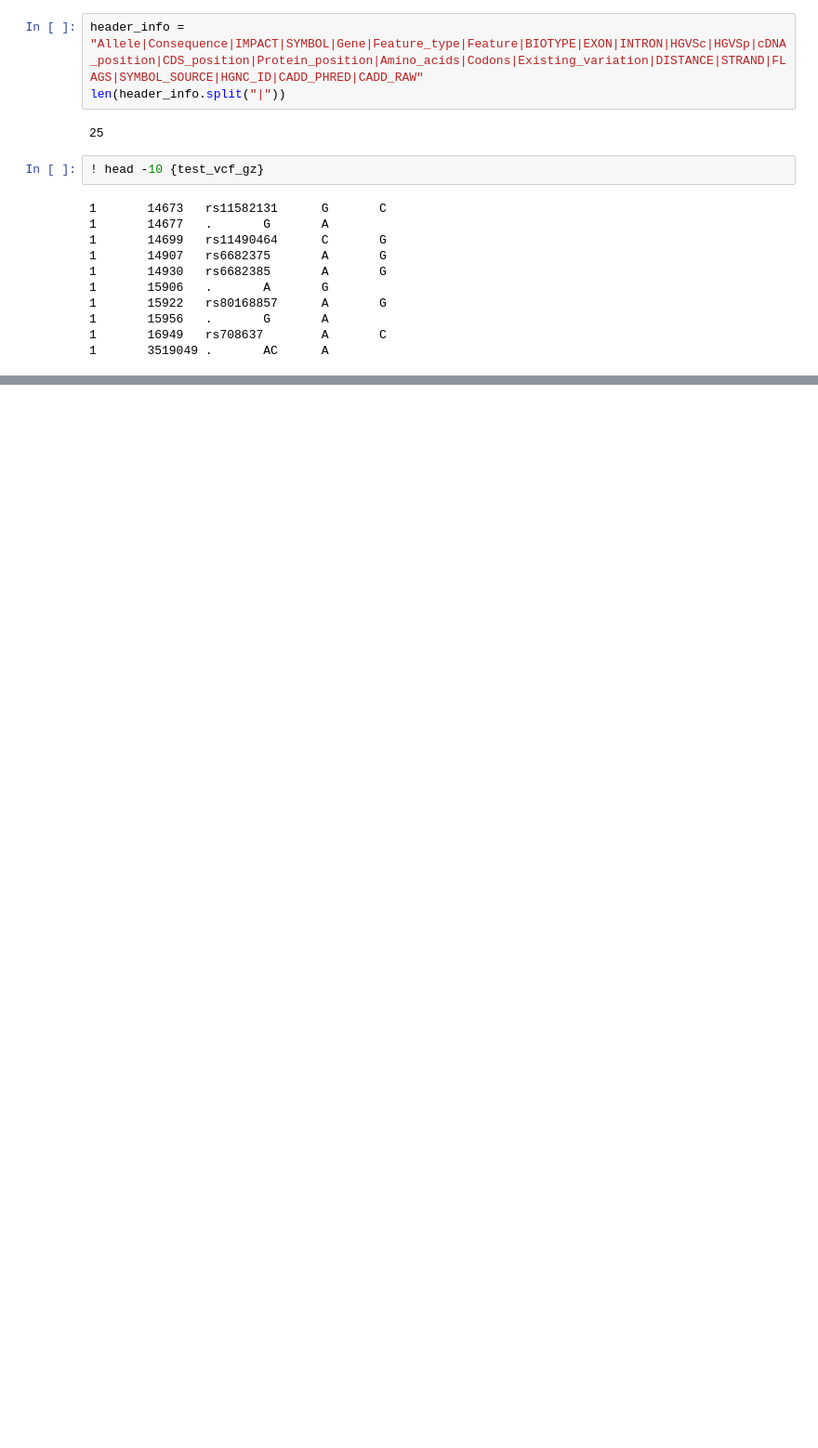
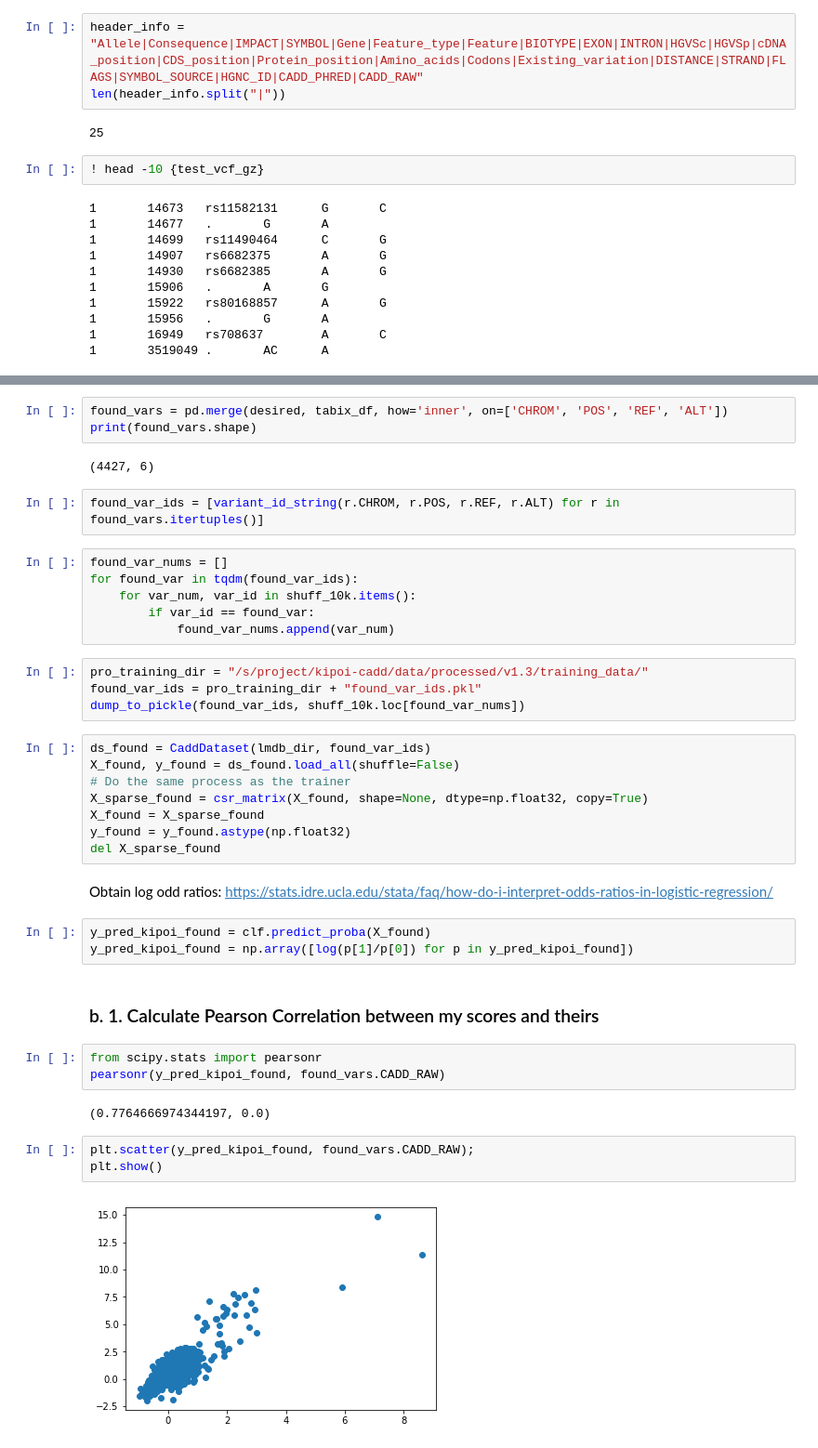
Before and after one commit to dansimancas/kipoi-cadd, a Jupyter notebook: src/01_retrain-cadd/16_Compare_predictions.ipynb, the cells around one changed output, grey strips where cells are left out. Shown at 93% size. Saved outputs shown, nothing was run; the diff lists cells and outputs as text; blank space fills up the shorter version.

```diff
--- a/src/01_retrain-cadd/16_Compare_predictions.ipynb
+++ b/src/01_retrain-cadd/16_Compare_predictions.ipynb
@@ -153,0 +279,43 @@ len(header_info.split("|"))
+# %%
+found_vars = pd.merge(desired, tabix_df, how='inner', on=['CHROM', 'POS', 'REF', 'ALT'])
+print(found_vars.shape)
+# %% [output]
+(4427, 6)
+# %%
+found_var_ids = [variant_id_string(r.CHROM, r.POS, r.REF, r.ALT) for r in found_vars.itertuples()]
+# %%
+found_var_nums = []
+for found_var in tqdm(found_var_ids):
+    for var_num, var_id in shuff_10k.items():
+        if var_id == found_var:
+            found_var_nums.append(var_num)
+# %%
+pro_training_dir = "/s/project/kipoi-cadd/data/processed/v1.3/training_data/"
+found_var_ids = pro_training_dir + "found_var_ids.pkl"
+dump_to_pickle(found_var_ids, shuff_10k.loc[found_var_nums])
+# %%
+ds_found = CaddDataset(lmdb_dir, found_var_ids)
+X_found, y_found = ds_found.load_all(shuffle=False)
+# Do the same process as the trainer
+X_sparse_found = csr_matrix(X_found, shape=None, dtype=np.float32, copy=True)
+X_found = X_sparse_found
+y_found = y_found.astype(np.float32)
+del X_sparse_found
+# %% [markdown]
+Obtain log odd ratios:
+https://stats.idre.ucla.edu/stata/faq/how-do-i-interpret-odds-ratios-in-logistic-regression/
+# %%
+y_pred_kipoi_found = clf.predict_proba(X_found)
+y_pred_kipoi_found = np.array([log(p[1]/p[0]) for p in y_pred_kipoi_found])
+# %% [markdown]
+### b. 1. Calculate Pearson Correlation between my scores and theirs
+# %%
+from scipy.stats import pearsonr
+pearsonr(y_pred_kipoi_found, found_vars.CADD_RAW)
+# %% [output]
+(0.7764666974344197, 0.0)
+# %%
+plt.scatter(y_pred_kipoi_found, found_vars.CADD_RAW);
+plt.show()
+# %% [output]
+[figure, added]
```
Also changed, not shown: parts of 28 cells of this notebook, 4 other files.
